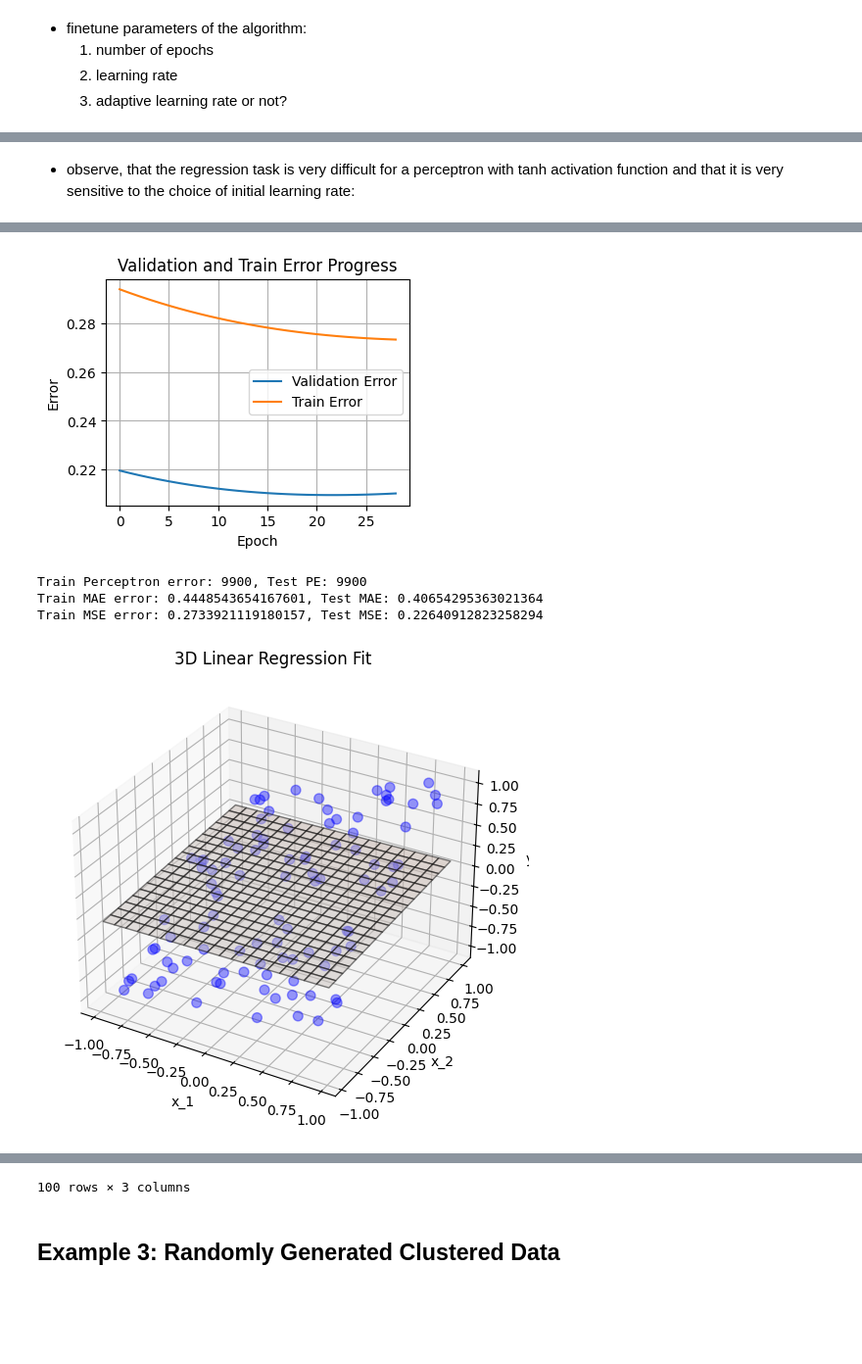
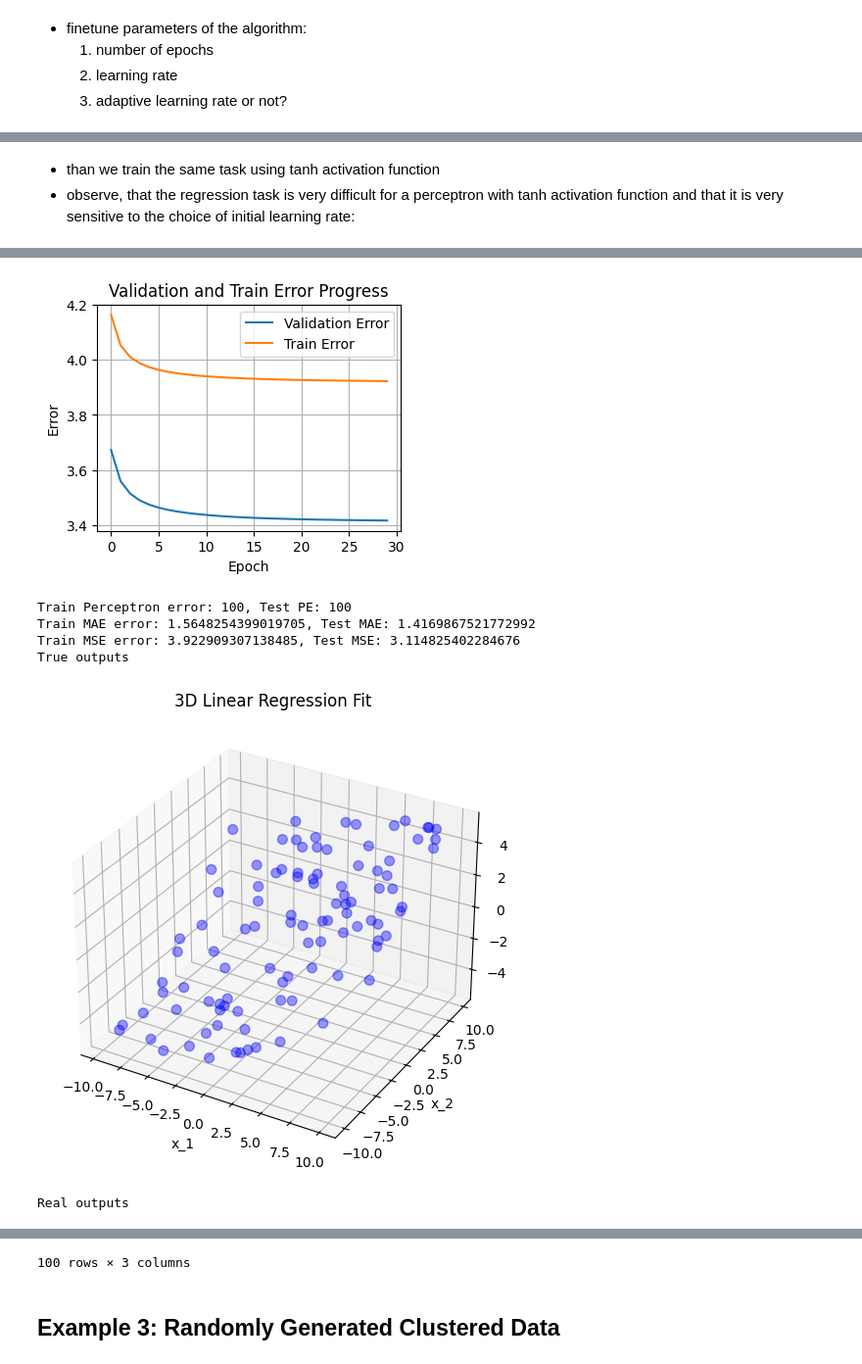
Before and after one commit to reitezuz/18NES1-2026, a Jupyter notebook: week04/tanh_perceptron.ipynb, the cells around one changed output, grey strips where cells are left out. Shown at 98% size. Saved outputs shown, nothing was run; the diff lists cells and outputs as text; code cells hidden in the pictures; blank space fills up the shorter version.

```diff
--- a/week04/tanh_perceptron.ipynb
+++ b/week04/tanh_perceptron.ipynb
@@ -379,7 +379,8 @@ def plot_regression_3D(perceptron, training_inputs, true_outputs):
     Z = perceptron.weights[0] * X + perceptron.weights[1] * Y + perceptron.bias
 
     # Plot the regression plane
-    ax.plot_surface(X, Y, Z, alpha=0.5, facecolors=plt.cm.Reds(Z), edgecolor='k', rstride=1, cstride=1)
+    if perceptron.activation_function == 'linear':
+        ax.plot_surface(X, Y, Z, alpha=0.5, facecolors=plt.cm.Reds(Z), edgecolor='k', rstride=1, cstride=1)
 
     # Labels
     ax.set_xlabel("x_1")
@@ -748,21 +818,22 @@ ax.scatter(inputs[:, 0], inputs[:, 1], true_outputs.flatten(), label="Data point
 # %% [markdown]
+- than we train the same task using tanh activation function
 - observe, that the regression task is very difficult for a perceptron with tanh activation function and that it is very sensitive to the choice of initial learning rate:
 # %%
 # Define parameters
-inputs, true_outputs = generate_regression_data_2D(A=2, B=3, C=-4, std_noise=0.5, number_of_samples=100)
-test_inputs, test_true_outputs = generate_regression_data_2D(A=2, B=3, C=-4, std_noise=0.5, number_of_samples=100)
-validation_data = generate_regression_data_2D(A=2, B=3, C=-4, std_noise=0.5, number_of_samples=100)
+inputs, true_outputs = generate_regression_data_2D(A=0.2, B=0.4, C=-0.2, std_noise=0.15, number_of_samples=100, input_range=10)
+test_inputs, test_true_outputs = generate_regression_data_2D(A=0.2, B=0.4, C=-0.2, std_noise=0.15, number_of_samples=100, input_range=10)
+validation_data = generate_regression_data_2D(A=0.2, B=0.4, C=-0.2, std_noise=0.15, number_of_samples=100, input_range=10)
 
-# Train the perceptron:
+# Train the linear neuron:
+print_progress = True
+learning_rate = 0.0005
+init_method = 'random'
+adaptive_learning_rate = False
+min_error = 0.0001
+epochs = 30
+variant = "iterative"
+max_validation_steps = None # no early stopping
 activation = 'tanh'
-print_progress = True
-learning_rate = 0.0002
-init_method = 'random'
-adaptive_learning_rate = False #True #False
-min_error = 0.00001
-epochs = 100
-variant = "iterative" #"batch" #"iterative"
-max_validation_steps = 5 #  early stopping # None #5
 
 # Train the linear neuron:
 perceptron = Perceptron(inputs.shape[1], activation, init_method)
@@ -779,7 +850,11 @@ test_outputs = perceptron.forward(test_inputs)
 print(f"Train Perceptron error: {perceptron_error(true_outputs, real_outputs)}, Test PE: {perceptron_error(test_true_outputs, test_outputs)}")
 print(f"Train MAE error: {MAE_error(true_outputs, real_outputs)}, Test MAE: {MAE_error(test_true_outputs, test_outputs)}")
 print(f"Train MSE error: {MSE_error(true_outputs, real_outputs)}, Test MSE: {MSE_error(test_true_outputs, test_outputs)}")
+print("True outputs")
 plot_regression_3D(perceptron, inputs, true_outputs)
+print("Real outputs")
+plot_regression_3D(perceptron, inputs, real_outputs)
+plot_error_progress(training_errors, validation_errors)
 
 # Create a pandas DataFrame for a nice table
 import pandas as pd
@@ -808,5 +883,7 @@ Perceptron(weights=[[0.01612019 0.06985862]], bias=0.01575015698417814)
-[figure, old version]
+[figure, new version]
-Train Perceptron error: 9900, Test PE: 9900
-Train MAE error: 0.4448543654167601, Test MAE: 0.40654295363021364
-Train MSE error: 0.2733921119180157, Test MSE: 0.22640912823258294
+Train Perceptron error: 100, Test PE: 100
+Train MAE error: 1.5648254399019705, Test MAE: 1.4169867521772992
+Train MSE error: 3.922909307138485, Test MSE: 3.114825402284676
+True outputs
-[figure, old version]
+[figure, new version]
+Real outputs
@@ -825,4 +904,4 @@ Train MSE error: 0.2733921119180157, Test MSE: 0.22640912823258294
-100 rows × 3 columns
+100 rows × 3 columns
 # %% [markdown]
 ## Example 3:  Randomly Generated Clustered Data
 # %%
```
Also changed, not shown: parts of 14 cells of this notebook.
